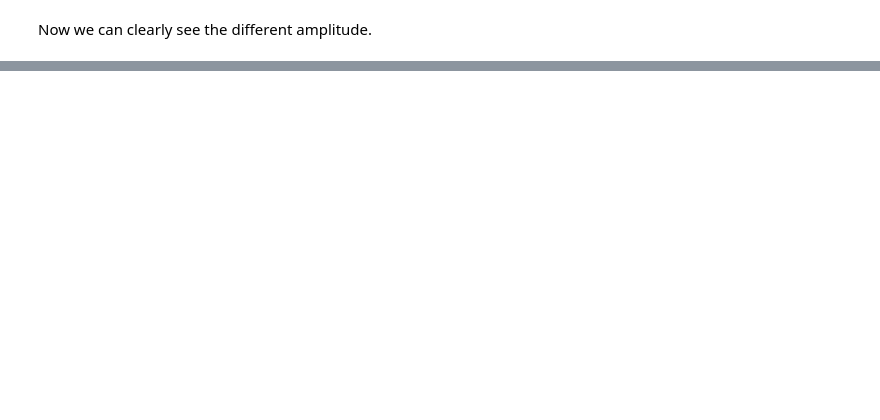
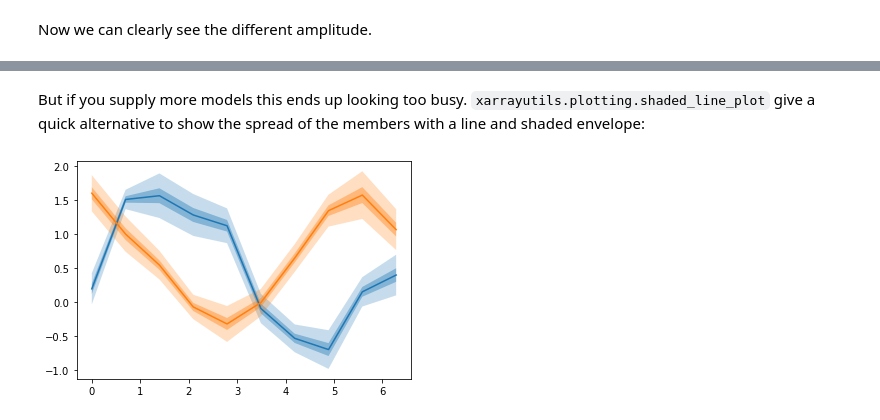
Before and after one commit to jbusecke/xarrayutils, a Jupyter notebook: doc/plotting.ipynb, the cells around one changed output, grey strips where cells are left out. Saved outputs shown, nothing was run; the diff lists cells and outputs as text; code cells hidden in the pictures; blank space fills up the shorter version.

```diff
--- a/doc/plotting.ipynb
+++ b/doc/plotting.ipynb
@@ -39,0 +77,7 @@ Now we can clearly see the different amplitude.
+# %% [markdown]
+But if you supply more models this ends up looking too busy. `xarrayutils.plotting.shaded_line_plot` give a quick alternative to show the spread of the members with a line and shaded envelope:
+# %%
+shaded_line_plot(da, 'member', color='C0');
+shaded_line_plot(da2, 'member', color='C1');
+# %% [output]
+[figure, added]
```
Also changed, not shown: parts of 15 cells of this notebook, 2 other files.
